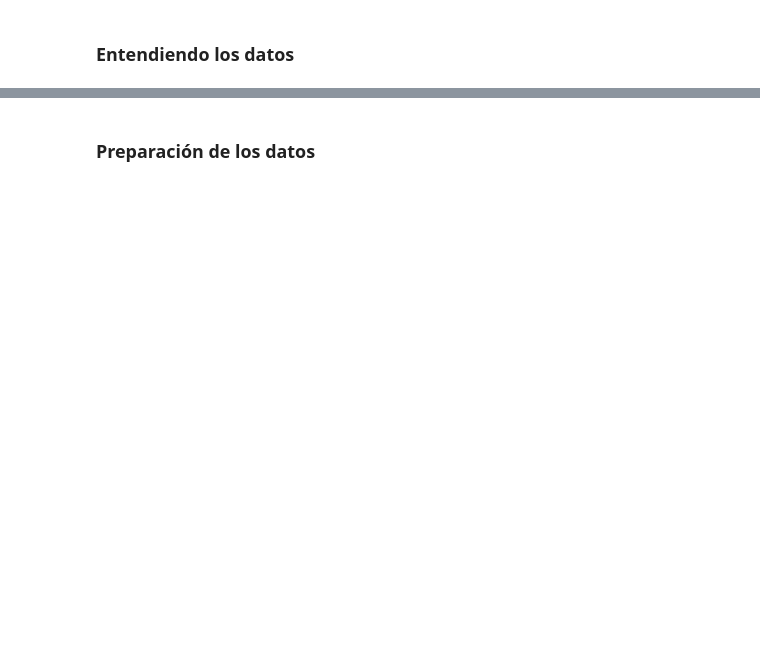
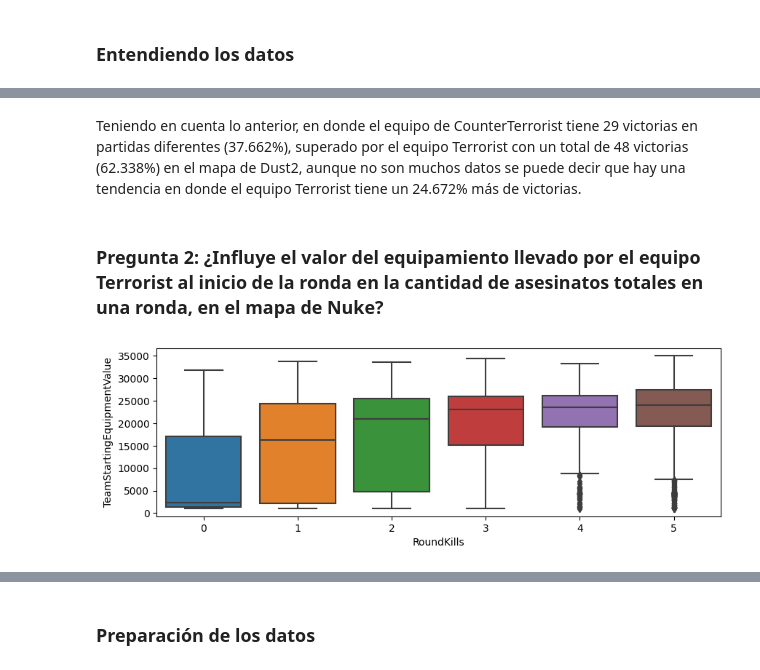
Before and after one commit to Nachi3/Trabajo_Semestral_IA, a Jupyter notebook: 620454_ProyectoSemestral_Plantilla.ipynb, the cells around one changed output, grey strips where cells are left out. Drawn from its saved outputs; the diff is of its cells as text; code cells hidden in the pictures; blank space fills up the shorter version.

```diff
--- a/620454_ProyectoSemestral_Plantilla.ipynb
+++ b/620454_ProyectoSemestral_Plantilla.ipynb
@@ -146,0 +212,17 @@ dtype: object
+# %% [markdown]
+Teniendo en cuenta lo anterior, en donde el equipo de CounterTerrorist tiene 29 victorias en partidas diferentes (37.662%), superado por el equipo Terrorist con un total de 48 victorias (62.338%) en el mapa de Dust2, aunque no son muchos datos se puede decir que hay una tendencia en donde el equipo Terrorist tiene un 24.672% más de victorias.
+# %% [markdown]
+### Pregunta 2: ¿Influye el valor del equipamiento llevado por el equipo Terrorist al inicio de la ronda en la cantidad de asesinatos totales en una ronda, en el mapa de Nuke?
+# %%
+# Filtrar datos para el mapa de de_inferno y el bando de terrorist
+filtered_data_ = data_frame[(data_frame['Map'] == 'de_nuke') & (data_frame['Team'] == 'Terrorist')]
+
+# Hacemos una limpieza en donde sumaremos las kills de todos los miembros del equipo por cada ronda, por lo que el jugador
+# que representa esta información es irrelevante, ya que posee estadisticas del equipo en general
+kills_por_ronda = filtered_data.groupby(['MatchId','RoundId', 'Team', 'TeamStartingEquipmentValue'])['RoundKills'].sum().reset_index()
+
+fig = plt.figure(figsize=(10,3))
+ax1 = fig.add_subplot(1,1,1)
+sns.boxplot(x=kills_por_ronda['RoundKills'],y=kills_por_ronda['TeamStartingEquipmentValue']);
+# %% [output]
+[figure, added]
```
Also changed, not shown: parts of 75 cells of this notebook.
